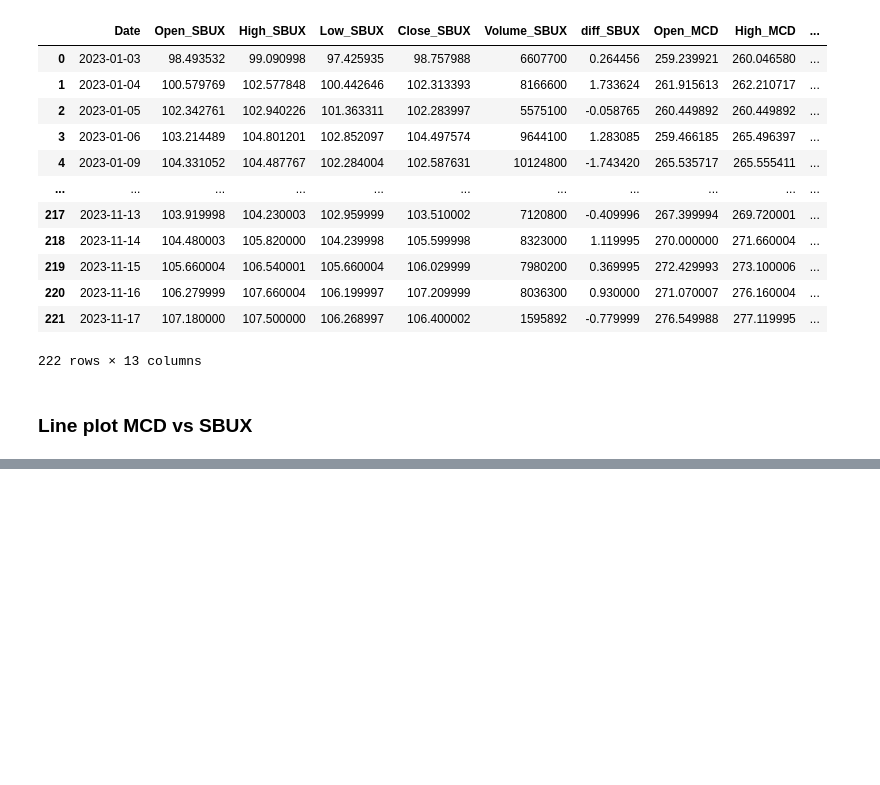
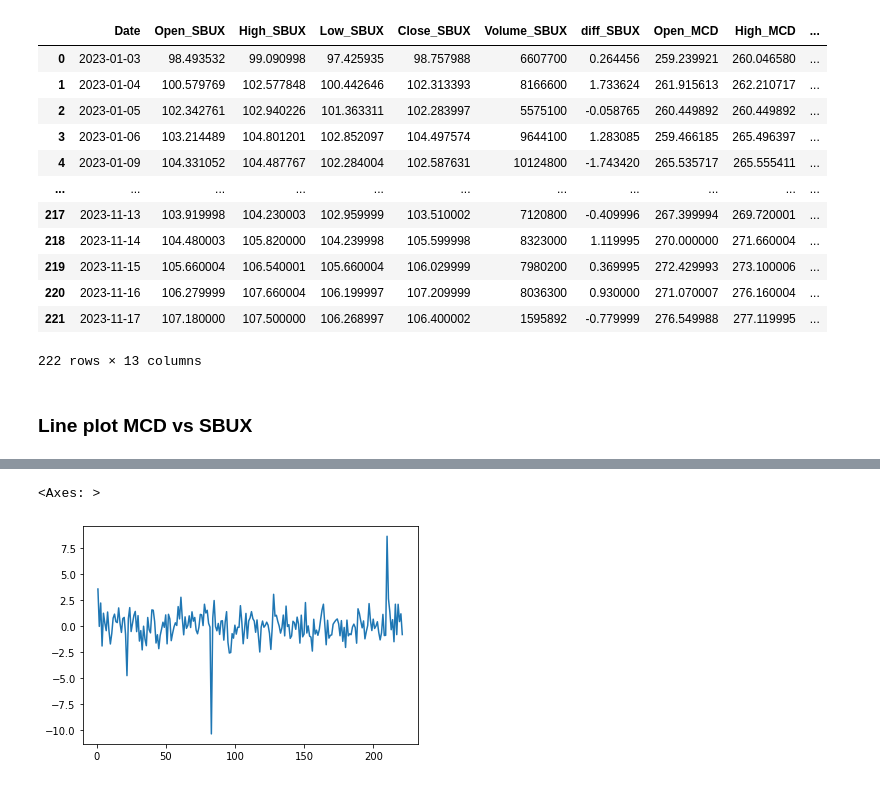
Before and after one commit to BonarSs/Stock-Conflict-Analysis, a Jupyter notebook: test_AnalyzingData.ipynb, the cells around one changed output, grey strips where cells are left out. Saved outputs shown, nothing was run; the diff lists cells and outputs as text; code cells hidden in the pictures; blank space fills up the shorter version.

```diff
--- a/test_AnalyzingData.ipynb
+++ b/test_AnalyzingData.ipynb
@@ -48,0 +55,5 @@ plt.figure(figsize=(12,8))
+# %%
+SBUX_MCD['Close_SBUX'].diff().plot()
+# %% [output]
+<Axes: >
+[figure, added]
```
Also changed, not shown: parts of 12 cells of this notebook.
